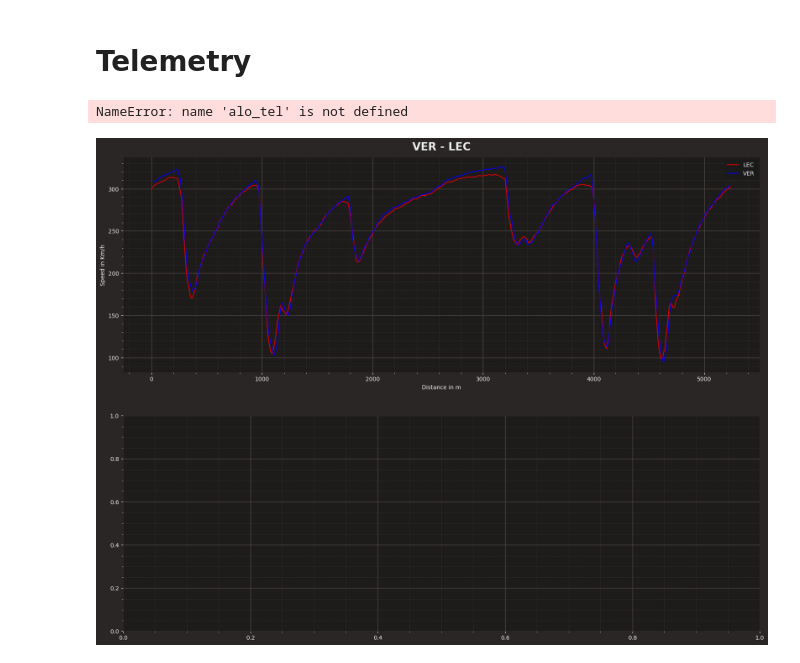
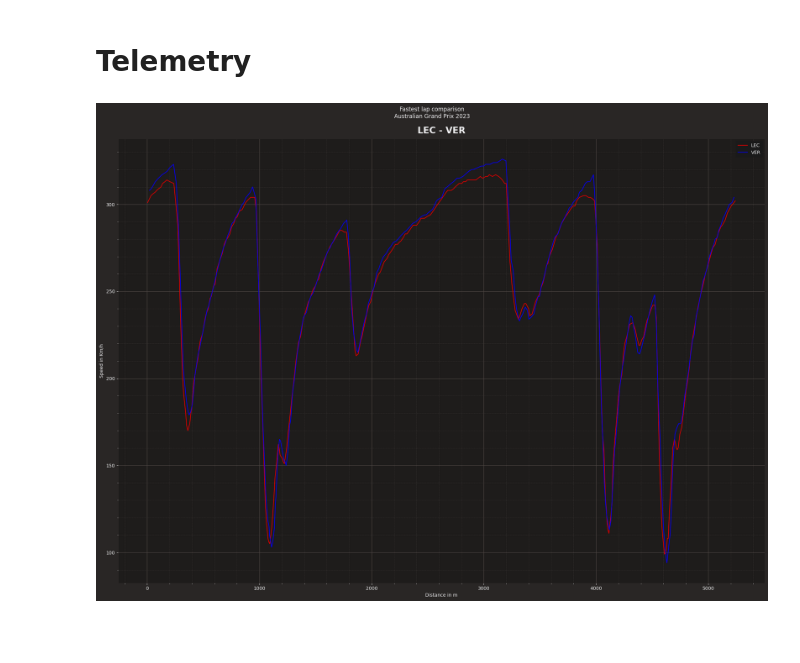
Before and after one commit to Rick8998/Australia2023F1, a Jupyter notebook: FP1/fp1.ipynb, the cells around one changed output. Saved outputs shown, nothing was run; the diff lists cells and outputs as text; code cells hidden in the pictures; blank space fills up the shorter version.

```diff
--- a/FP1/fp1.ipynb
+++ b/FP1/fp1.ipynb
@@ -78,38 +78,37 @@ import fastf1.plotting
 ff1.plotting.setup_mpl()
 
 lec_lap = fp.laps.pick_driver('LEC').pick_fastest()
 ver_lap = fp.laps.pick_driver('VER').pick_fastest()
 #alo_lap = fp.laps.pick_driver('ALO').pick_fastest()
 #ham_lap = fp.laps.pick_driver('HAM').pick_fastest()
 
 lec_tel = lec_lap.get_car_data().add_distance()
 ver_tel = ver_lap.get_car_data().add_distance()
 #alo_tel = alo_lap.get_car_data().add_distance()
 #ham_tel = ham_lap.get_car_data().add_distance()
 
 ferr_color = ff1.plotting.team_color('FER')
 rbr_color = ff1.plotting.team_color('RBR')
 #aston_color = ff1.plotting.team_color('AMR')
 #merc_color = ff1.plotting.team_color('MER')
 
 fig1, ax1 = plt.subplots(1)
 fig1.set_figheight(15)
 fig1.set_figwidth(20)
-ax1[0].plot(lec_tel['Distance'], lec_tel['Speed'], color = ferr_color, label = 'LEC')
-ax1[0].plot(ver_tel['Distance'], ver_tel['Speed'], color = rbr_color, label = 'VER')
+ax1.plot(lec_tel['Distance'], lec_tel['Speed'], color = ferr_color, label = 'LEC')
+ax1.plot(ver_tel['Distance'], ver_tel['Speed'], color = rbr_color, label = 'VER')
 
-ax1[0].set_xlabel('Distance in m')
-ax1[0].set_ylabel('Speed in Km/h')
+ax1.set_xlabel('Distance in m')
+ax1.set_ylabel('Speed in Km/h')
 
-ax1[0].legend()
-ax1[0].set_title(f"{lec_lap['Driver']} - {ver_lap['Driver']}", fontweight = "bold")
+ax1.legend()
+ax1.set_title(f"{lec_lap['Driver']} - {ver_lap['Driver']}", fontweight = "bold")
 
 fig1.suptitle(f"Fastest lap comparison\n"
              f"{fp.event['EventName']} {fp.event.year}\n")
 #plt.subplots_adjust(top=0.85)
 fig1.tight_layout()
 
 plt.show()
 # %% [output]
-NameError: name 'alo_tel' is not defined
-[figure, old version]
+[figure, new version]
```
Also changed, not shown: 1 other file.
